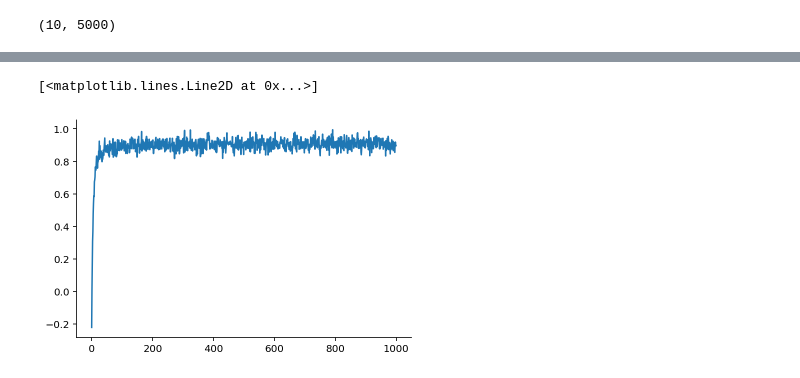
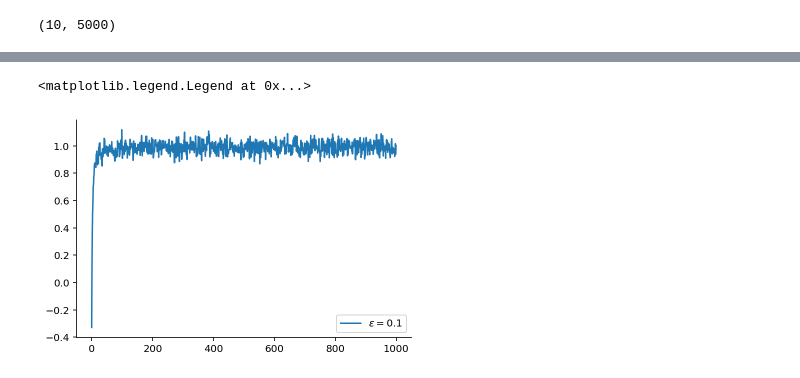
Before and after one commit to gerdm/reinforcement-learning, a Jupyter notebook: ch01/epsilon-greedy.ipynb, the cells around one changed output, grey strips where cells are left out. Saved outputs shown, nothing was run; the diff lists cells and outputs as text; code cells hidden in the pictures.

Commit message:
ch01-mod: epsilon-greedy

```diff
--- a/ch01/epsilon-greedy.ipynb
+++ b/ch01/epsilon-greedy.ipynb
@@ -56,31 +54,0 @@ Qt = jnp.zeros(n_bandits)
-# %%
-%%time
-
-eps = 0.1
-bandits = jnp.arange(n_bandits)
-key_step = random.PRNGKey(315)
-total_reward = 0.0
-
-num_visits = jnp.zeros(n_bandits)
-rewards = jnp.zeros(n_bandits)
-reward_hist = jnp.zeros(num_steps)
-
-for step in range(num_steps):
-    key_action, key_reward, key_step = random.split(key_step, 3)
-
-    if jax.random.uniform(key_action) < eps:
-        action = random.choice(key_action, bandits)
-    else:
-        greedy_actions, *_ = jnp.where(Qt.max() == Qt)
-        action = random.choice(key_action, greedy_actions).item()
-
-    reward = random.normal(key_reward) + true_values[action]
-
-    new_reward = rewards[action] + reward
-    num_visits = jax.ops.index_update(num_visits, action, num_visits[action] + 1)
-    rewards = jax.ops.index_update(rewards, action, new_reward)
-
-    total_reward += new_reward
-    reward_hist = jax.ops.index_update(reward_hist, step, reward)
-
-    Qt = num_visits * rewards / jnp.clip(num_visits, 1)
@@ -90,5 +55,5 @@ Wall time: 17.2 s
 # %%
-def take_greedy(state, key):
+def take_greedy(state, key, eps):
     num_visits, rewards = state
     key_action, key_reward = random.split(key)
 
@@ -105,7 +70,7 @@ def take_greedy(state, key):
     num_visits = num_visits + jax.nn.one_hot(action, n_bandits)
     rewards = rewards + jax.nn.one_hot(action, n_bandits) * reward
 
-    return (num_visits, rewards), reward
+    return (num_visits, rewards), (reward, action)
 # %%
 key = random.PRNGKey(315)
 keys = random.split(key, num_steps)
@@ -124,8 +87,9 @@ DeviceArray([  5.,   8.,   8.,   7.,  13.,   5.,  10., 912.,  18.,  14.],
 # %%
-eps_greedy_sims = jax.vmap(lambda key: jax.lax.scan(take_greedy, (num_visits, rewards), random.split(key, num_steps)))
+eps_greedy_sims = jax.vmap(lambda key, eps: jax.lax.scan(lambda state, key: take_greedy(state, key, eps),
+                                       (num_visits, rewards), random.split(key, num_steps)), in_axes=(0, None))
 # %%
 %%time
 n_sims = 1500
 keys = random.split(key, n_sims)
-_, reward_sims = eps_greedy_sims(keys)
+_, (reward_sims, action_sims) = eps_greedy_sims(keys, 0.3)
 # %% [output]
@@ -134,5 +98,6 @@ Wall time: 1.26 s
-# %%
-plt.plot(reward_sims.mean(axis=0))
-# %% [output]
-[<matplotlib.lines.Line2D at 0x...>]
-[figure, removed]
+# %%
+plt.plot(reward_sims.mean(axis=0), label="$\epsilon=$"f"{eps}")
+plt.legend()
+# %% [output]
+<matplotlib.legend.Legend at 0x...>
+[figure, added]
```
Also changed, not shown: parts of 15 cells of this notebook.
